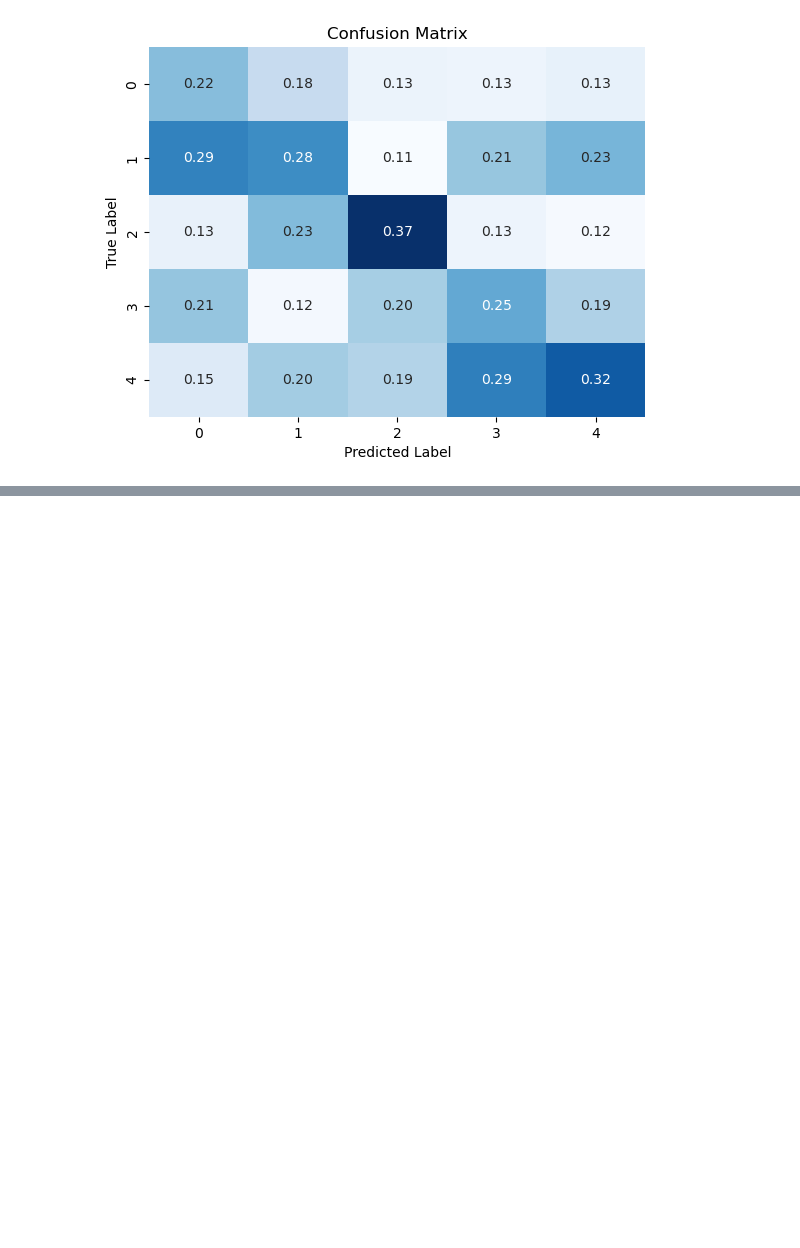
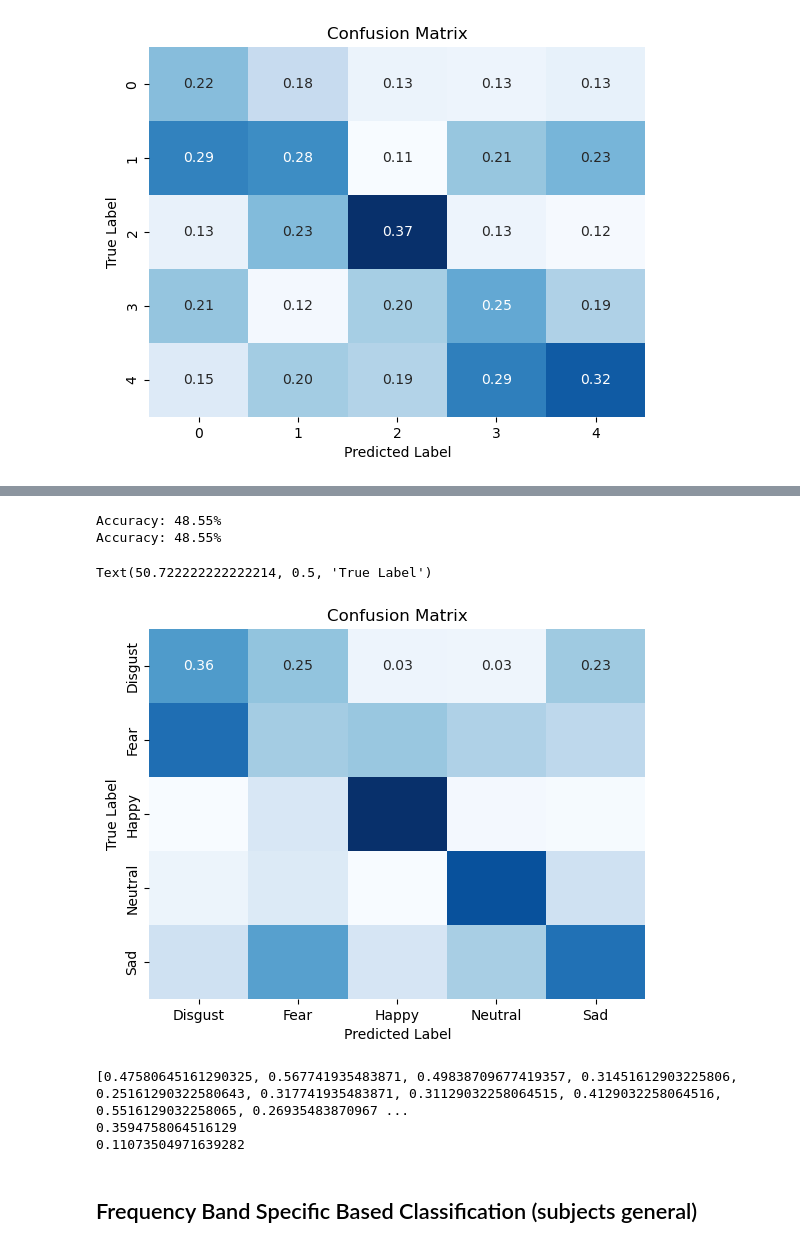
Before and after one commit to cmanna75/EEG, a Jupyter notebook: EEG_Emotion_Prediction.ipynb, the cells around one changed output, grey strips where cells are left out. Cells and saved outputs as stored; diff of their text form; code cells hidden in the pictures; blank space fills up the shorter version.

```diff
--- a/EEG_Emotion_Prediction.ipynb
+++ b/EEG_Emotion_Prediction.ipynb
@@ -260,0 +390,30 @@ Accuracy: 29.47%
+# %%
+y_pred = mlp_model.predict(X_test_pca)
+
+
+# Evaluate the model
+accuracy = accuracy_score(y_test, y_pred)
+print(f'Accuracy: {accuracy * 100:.2f}%')
+conf_mat = confusion_matrix(y_test, y_pred)
+print(f'Accuracy: {accuracy * 100:.2f}%')
+
+
+# Create a DataFrame for the confusion matrix with class names
+conf_mat_df = pd.DataFrame(conf_mat, index=classes, columns=classes)
+
+# Compute percentage of correct predictions for each column
+column_sums = conf_mat_df.sum(axis=0)
+percent_correct = conf_mat_df / column_sums
+
+# Plot confusion matrix
+sns.heatmap(percent_correct, annot=True, fmt='.2f', cmap='Blues', cbar=False)
+#plt.imshow(conf_mat, interpolation='nearest', cmap=plt.cm.Blues)
+plt.title('Confusion Matrix')
+#plt.colorbar()
+plt.xlabel('Predicted Label')
+plt.ylabel('True Label')
+# %% [output]
+Accuracy: 48.55%
+Accuracy: 48.55%
+Text(50.722222222222214, 0.5, 'True Label')
+[figure, added]
@@ -260,0 +484,10 @@ Accuracy: 29.47%
+# %%
+print(subject_accuracy)
+print(np.mean(subject_accuracy))
+print(np.std(subject_accuracy))
+# %% [output]
+[0.47580645161290325, 0.567741935483871, 0.49838709677419357, 0.31451612903225806, 0.25161290322580643, 0.317741935483871, 0.31129032258064515, 0.4129032258064516, 0.5516129032258065, 0.26935483870967 ...
+0.3594758064516129
+0.11073504971639282
+# %% [markdown]
+## Frequency Band Specific Based Classification (subjects general)
```
Also changed, not shown: parts of 28 cells of this notebook.
